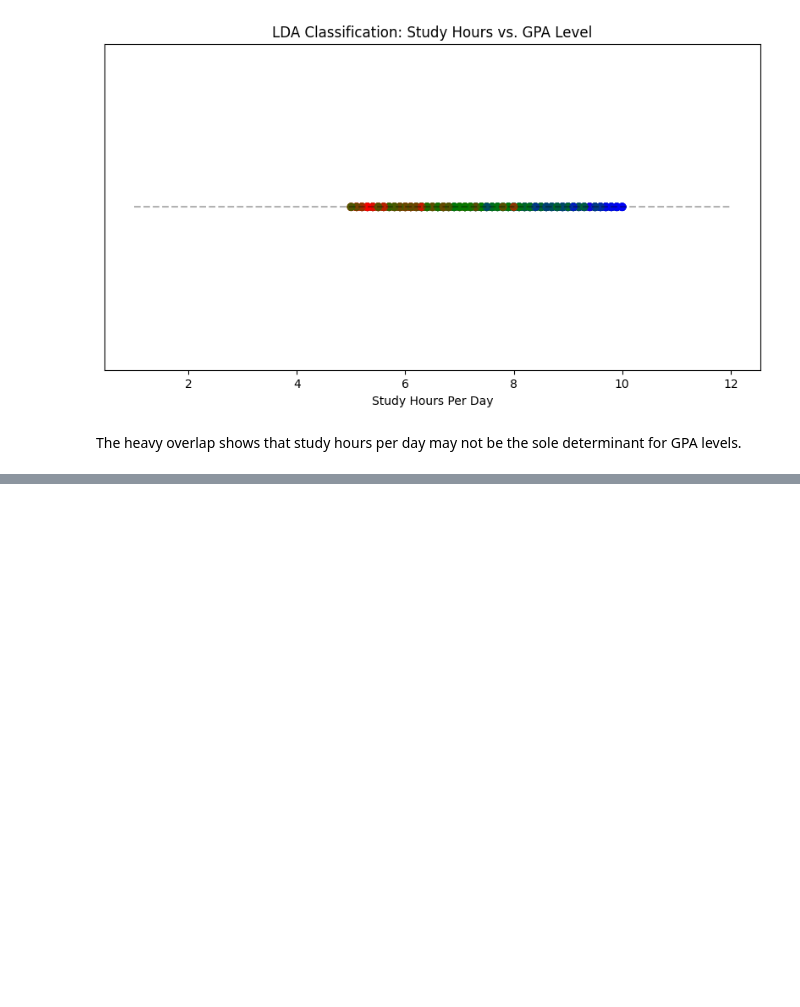
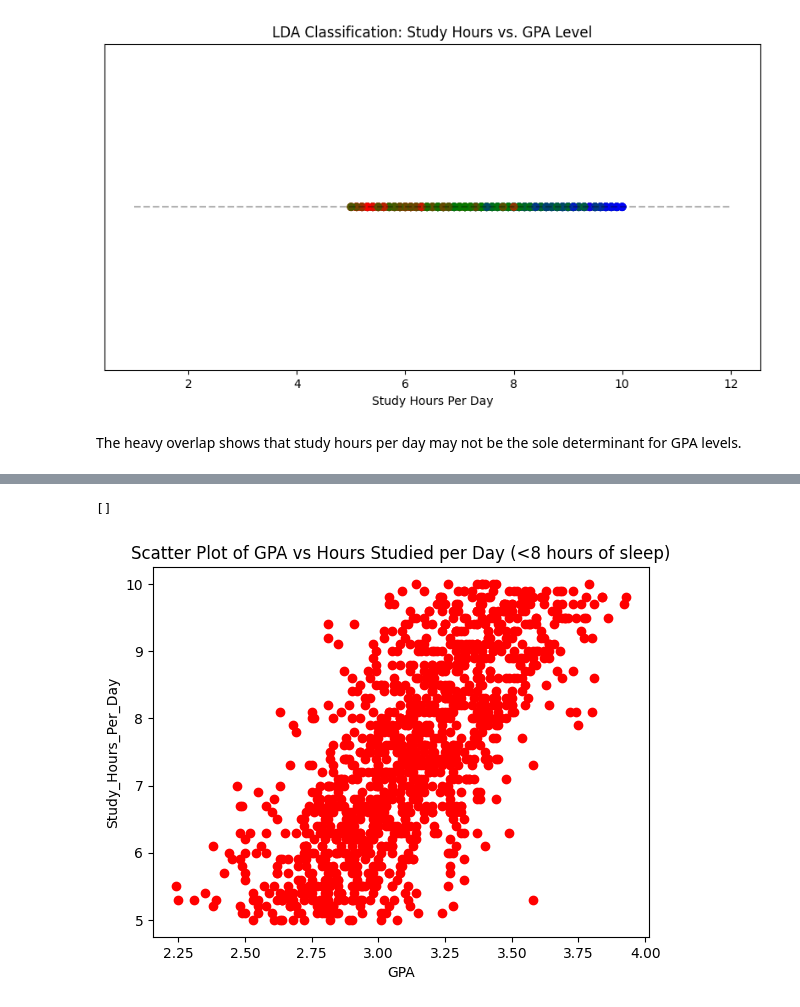
Before and after one commit to Taryn-Cail/Python-Group-Project-2704, a Jupyter notebook: data.ipynb, the cells around one changed output, grey strips where cells are left out. Saved outputs shown, nothing was run; the diff lists cells and outputs as text; code cells hidden in the pictures; blank space fills up the shorter version.

```diff
--- a/data.ipynb
+++ b/data.ipynb
@@ -308,0 +443,12 @@ The heavy overlap shows that study hours per day may not be the sole determinant
+# %%
+#Visualize - scatter plot of < 8 hours
+plt.clf()
+plt.scatter(sleeplessthan8['GPA'], sleeplessthan8['Study_Hours_Per_Day'], color='red', marker='o')
+plt.xlabel('GPA')
+plt.ylabel('Study_Hours_Per_Day')
+plt.title('Scatter Plot of GPA vs Hours Studied per Day (<8 hours of sleep)')
+plt.savefig("scatter_plot less than 8 hours.svg", format="svg", bbox_inches="tight")
+plt.plot()
+# %% [output]
+[]
+[figure, added]
```
Also changed, not shown: parts of 19 cells of this notebook.
